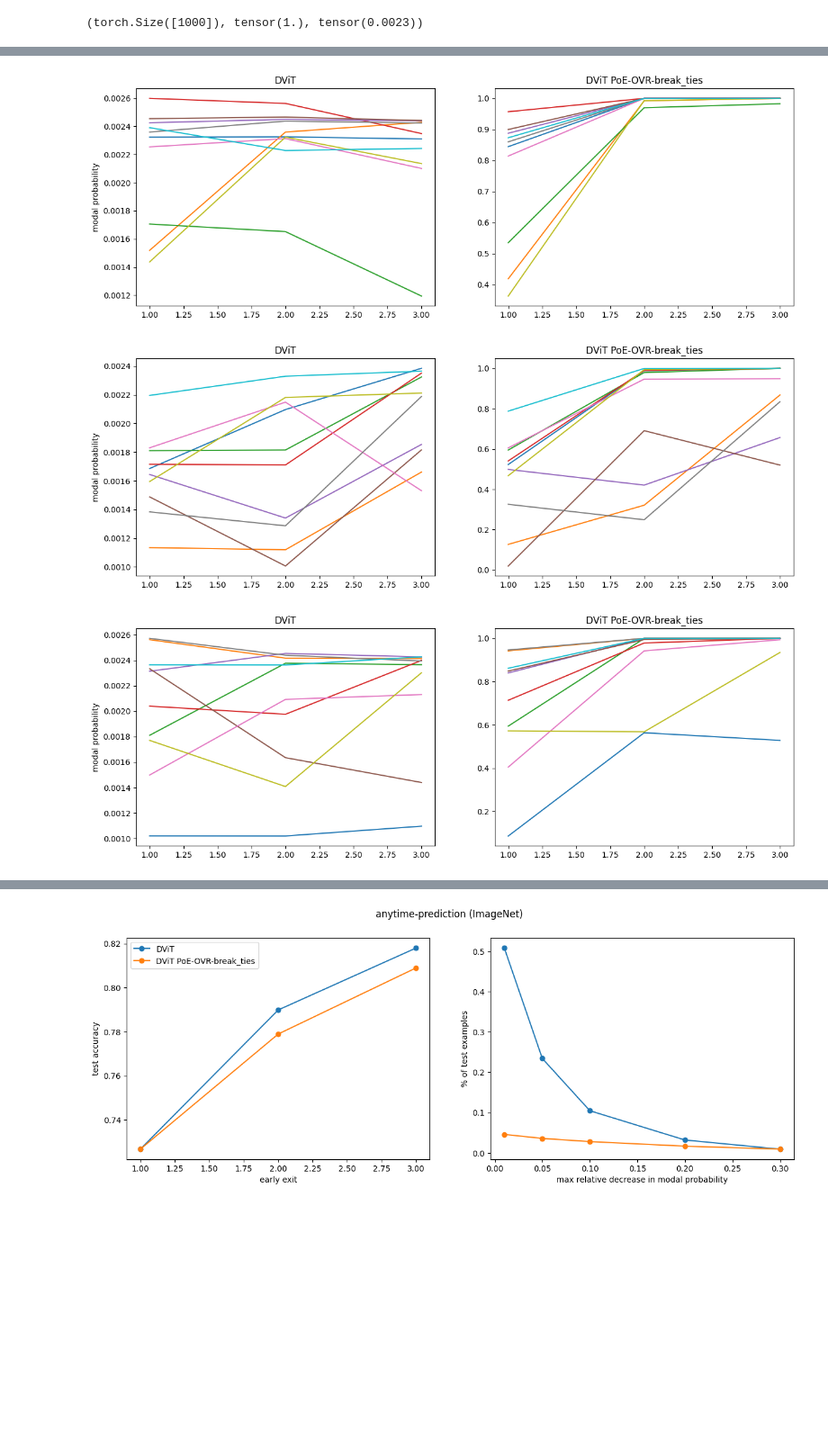
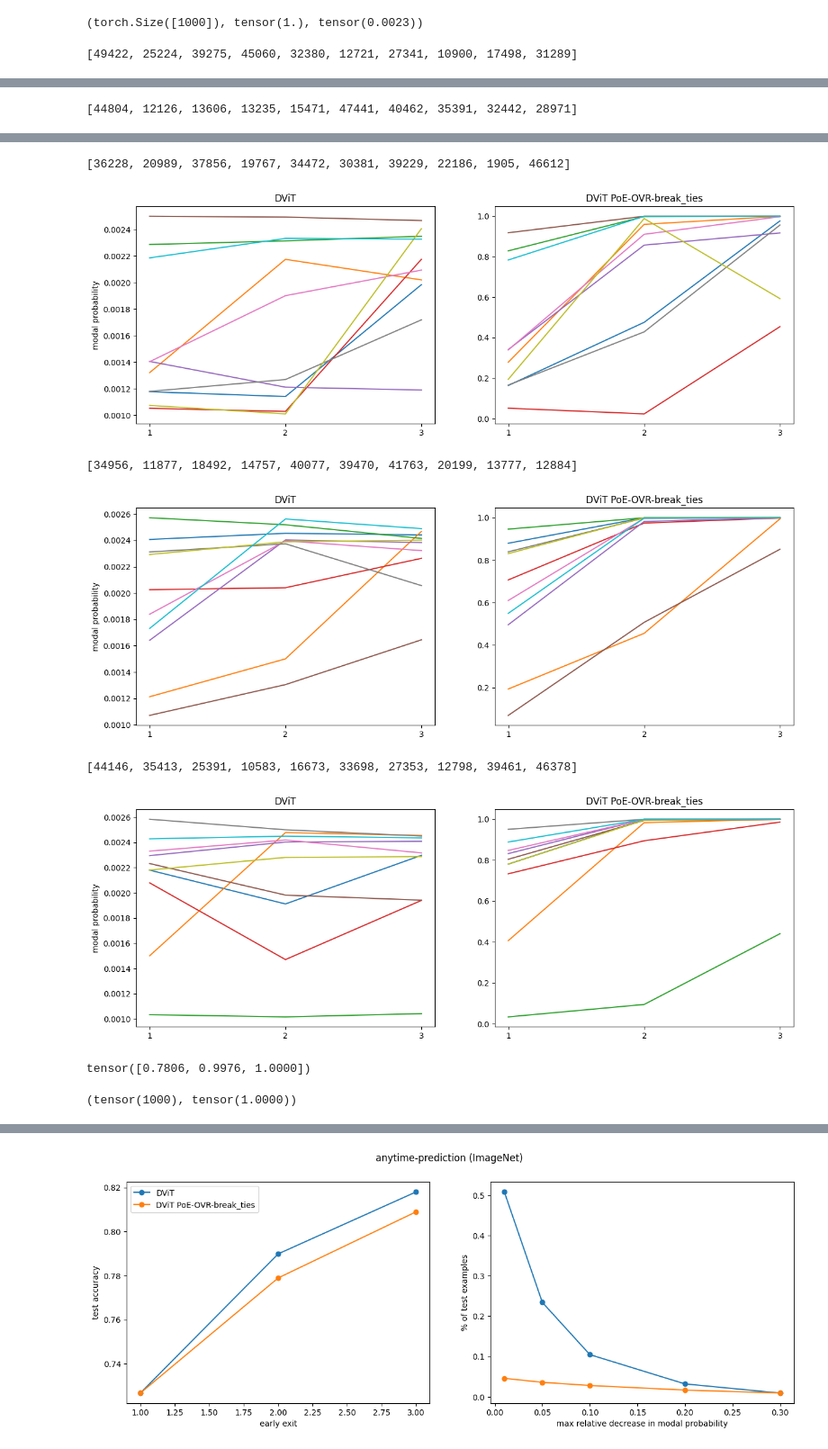
Before and after one commit to metodj/Dynamic-Vision-Transformer, a Jupyter notebook: modal_probs.ipynb, the cells around one changed output, grey strips where cells are left out. Shown: that part at 90% size. Drawn from its saved outputs; the diff is of its cells as text; code cells hidden in the pictures; blank space fills up the shorter version.

```diff
--- a/modal_probs.ipynb
+++ b/modal_probs.ipynb
@@ -96,11 +106,14 @@ _probs = probs_poe_ovr_break_ties
 for _ in range(5):
     fig, ax = plt.subplots(1, 2, figsize=(15, 5))
     samples = random.sample(range(N), 10)
+    print(samples)
     for i in samples:
         probs_i = _probs[:, i, _preds[i]].cpu()
         probs_i_baseline = probs[:, i, preds[L - 1][i]].cpu()
         ax[0].plot(list(range(1, len(probs_i_baseline) + 1)), probs_i_baseline, label=f'{i}');
         ax[1].plot(list(range(1, len(probs_i) + 1)), probs_i, label=f'{i}');
+        ax[0].set_xticks(range(1, len(probs_i_baseline) + 1))
+        ax[1].set_xticks(range(1, len(probs_i_baseline) + 1))
     # plt.savefig('/home/metod/Desktop/PhD/year1/PoE/MSDNet-PyTorch/modal_probs.pdf')
     # plt.legend()
     ax[0].set_title('DViT')
@@ -108,3 +121,4 @@ for _ in range(5):
     ax[0].set_ylabel('modal probability')
     plt.show()
 # %% [output]
+[49422, 25224, 39275, 45060, 32380, 12721, 27341, 10900, 17498, 31289]
@@ -111,0 +126 @@ for _ in range(5):
+[44804, 12126, 13606, 13235, 15471, 47441, 40462, 35391, 32442, 28971]
@@ -113,4 +128,16 @@ for _ in range(5):
+[36228, 20989, 37856, 19767, 34472, 30381, 39229, 22186, 1905, 46612]
-[figure, old version]
+[figure, new version]
+[34956, 11877, 18492, 14757, 40077, 39470, 41763, 20199, 13777, 12884]
-[figure, old version]
+[figure, new version]
+[44146, 35413, 25391, 10583, 16673, 33698, 27353, 12798, 39461, 46378]
-[figure, old version]
+[figure, new version]
+# %%
+i = 44146
+probs_poe_ovr_break_ties[:, i, preds_poe_ovr_break_ties[L - 1][i]]
+# %% [output]
+tensor([0.7806, 0.9976, 1.0000])
+# %%
+(probs_poe_ovr_break_ties[L - 1, i, :] > 0).sum(), probs_poe_ovr_break_ties[L - 1, i, :].max()
+# %% [output]
+(tensor(1000), tensor(1.0000))
 # %%
```
Also changed, not shown: parts of 11 cells of this notebook.
